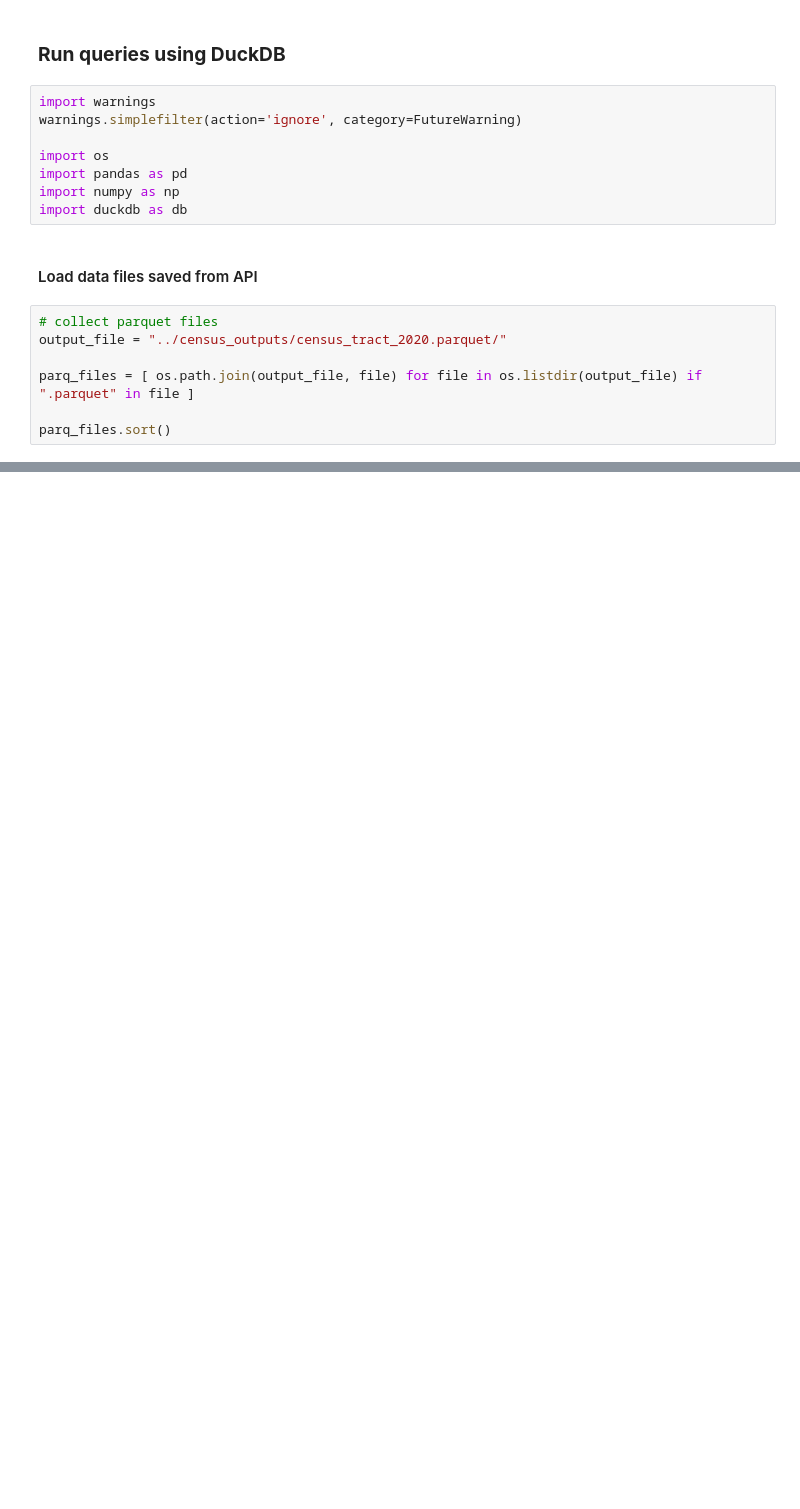
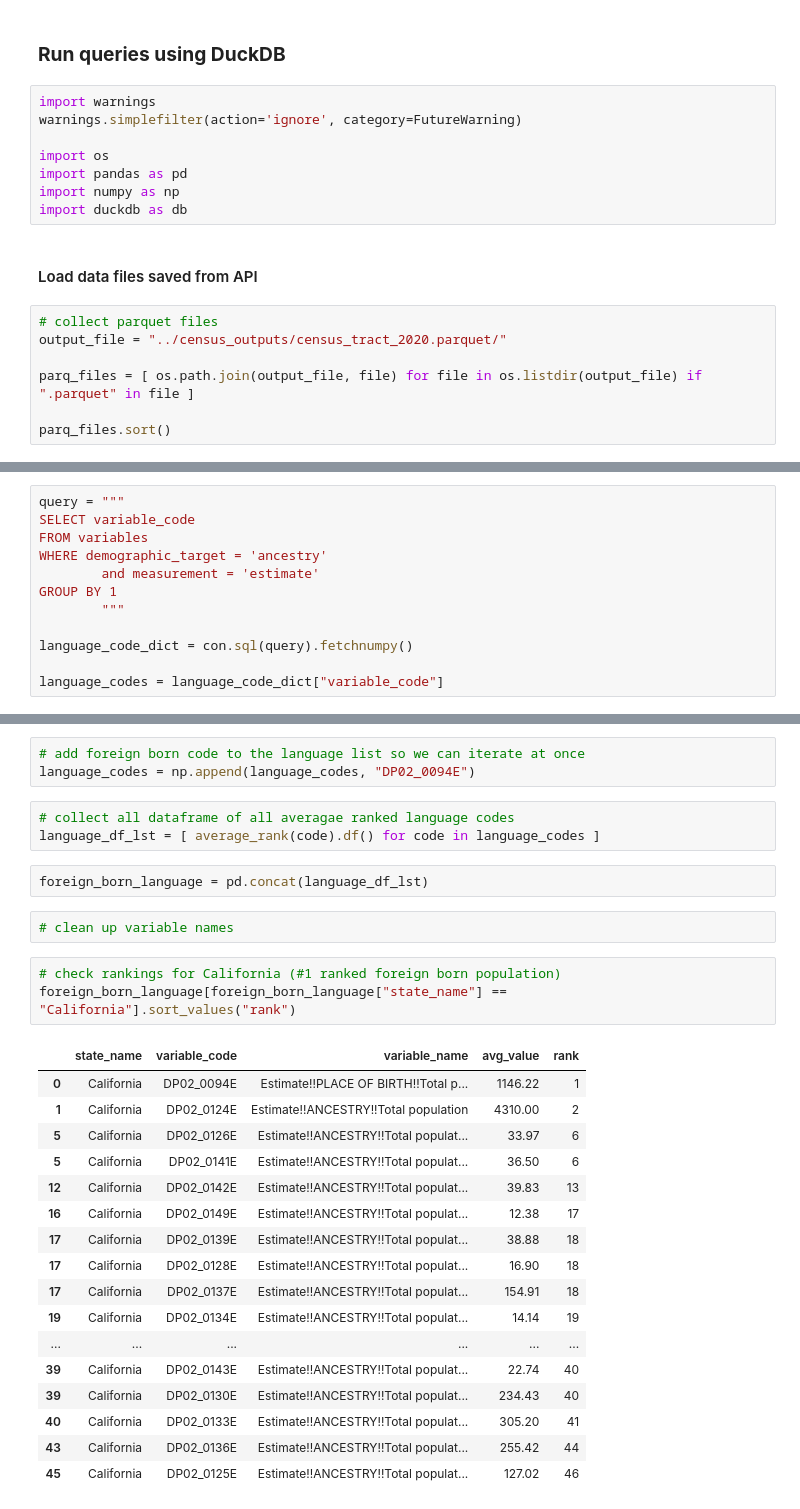
Before and after one commit to 0-steve/census_api, a Jupyter notebook: 3_query/duck_db.ipynb, the cells around one changed output, grey strips where cells are left out. Drawn from its saved outputs; the diff is of its cells as text; blank space fills up the shorter version.

```diff
--- a/3_query/duck_db.ipynb
+++ b/3_query/duck_db.ipynb
@@ -134,0 +284,12 @@ Created table tracts
+# %%
+query = """
+SELECT variable_code
+FROM variables
+WHERE demographic_target = 'ancestry'
+        and measurement = 'estimate'
+GROUP BY 1
+        """
+
+language_code_dict = con.sql(query).fetchnumpy()
+
+language_codes = language_code_dict["variable_code"]
@@ -134,0 +304,31 @@ Created table tracts
+# %%
+# add foreign born code to the language list so we can iterate at once
+language_codes = np.append(language_codes, "DP02_0094E")
+# %%
+# collect all dataframe of all averagae ranked language codes
+language_df_lst = [ average_rank(code).df() for code in language_codes ]
+# %%
+foreign_born_language = pd.concat(language_df_lst)
+# %%
+# clean up variable names
+# %%
+# check rankings for California (#1 ranked foreign born population)
+foreign_born_language[foreign_born_language["state_name"] == "California"].sort_values("rank")
+# %% [output]
+|  | state_name | variable_code | variable_name | avg_value | rank |
+| 0 | California | DP02_0094E | Estimate!!PLACE OF BIRTH!!Total p... | 1146.22 | 1 |
+| 1 | California | DP02_0124E | Estimate!!ANCESTRY!!Total population | 4310.00 | 2 |
+| 5 | California | DP02_0126E | Estimate!!ANCESTRY!!Total populat... | 33.97 | 6 |
+| 5 | California | DP02_0141E | Estimate!!ANCESTRY!!Total populat... | 36.50 | 6 |
+| 12 | California | DP02_0142E | Estimate!!ANCESTRY!!Total populat... | 39.83 | 13 |
+| 16 | California | DP02_0149E | Estimate!!ANCESTRY!!Total populat... | 12.38 | 17 |
+| 17 | California | DP02_0139E | Estimate!!ANCESTRY!!Total populat... | 38.88 | 18 |
+| 17 | California | DP02_0128E | Estimate!!ANCESTRY!!Total populat... | 16.90 | 18 |
+| 17 | California | DP02_0137E | Estimate!!ANCESTRY!!Total populat... | 154.91 | 18 |
+| 19 | California | DP02_0134E | Estimate!!ANCESTRY!!Total populat... | 14.14 | 19 |
+| ... | ... | ... | ... | ... | ... |
+| 39 | California | DP02_0143E | Estimate!!ANCESTRY!!Total populat... | 22.74 | 40 |
+| 39 | California | DP02_0130E | Estimate!!ANCESTRY!!Total populat... | 234.43 | 40 |
+| 40 | California | DP02_0133E | Estimate!!ANCESTRY!!Total populat... | 305.20 | 41 |
+| 43 | California | DP02_0136E | Estimate!!ANCESTRY!!Total populat... | 255.42 | 44 |
+| 45 | California | DP02_0125E | Estimate!!ANCESTRY!!Total populat... | 127.02 | 46 |
```
Also changed, not shown: parts of 13 cells of this notebook.
